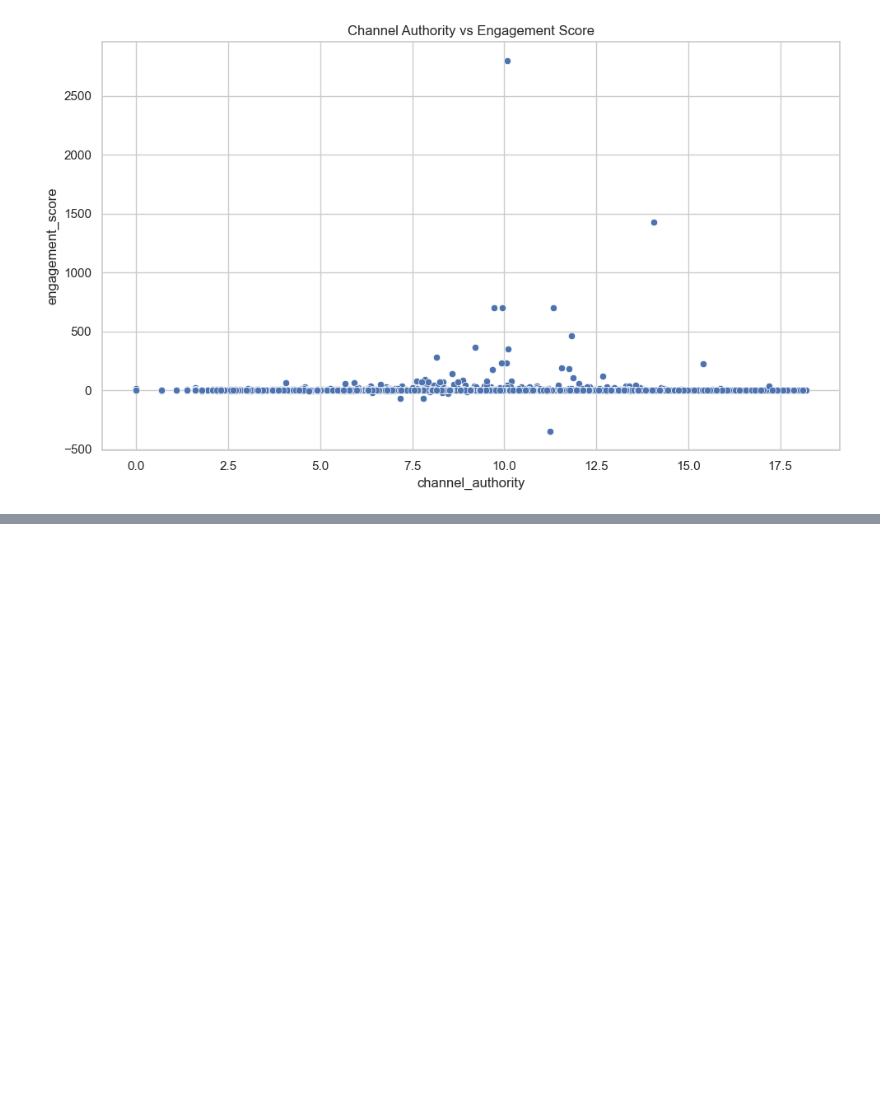
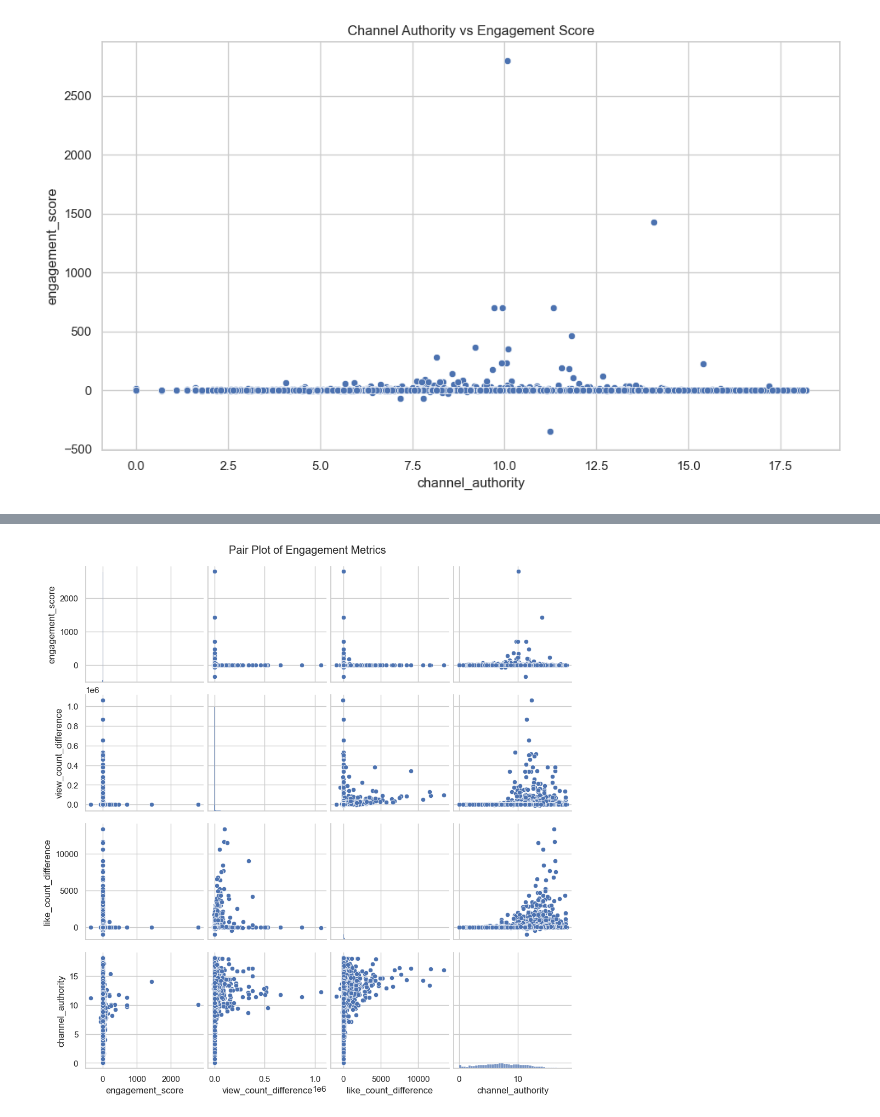
Before and after one commit to DonaldAadithiyan/YT-analytics, a Jupyter notebook: noteboooks/data_visualization.ipynb, the cells around one changed output, grey strips where cells are left out. Drawn from its saved outputs; the diff is of its cells as text; code cells hidden in the pictures; blank space fills up the shorter version.

```diff
--- a/noteboooks/data_visualization.ipynb
+++ b/noteboooks/data_visualization.ipynb
@@ -106,0 +176,14 @@ plt.show()
+# %%
+# Select features for pairplot
+selected_features = [
+    'engagement_score',
+    'view_count_difference',
+    'like_count_difference',
+    'channel_authority'
+]
+
+sns.pairplot(df[selected_features])
+plt.suptitle("Pair Plot of Engagement Metrics", y=1.02)
+plt.show()
+# %% [output]
+[figure, added]
```
Also changed, not shown: parts of 14 cells of this notebook, 3 other files.
